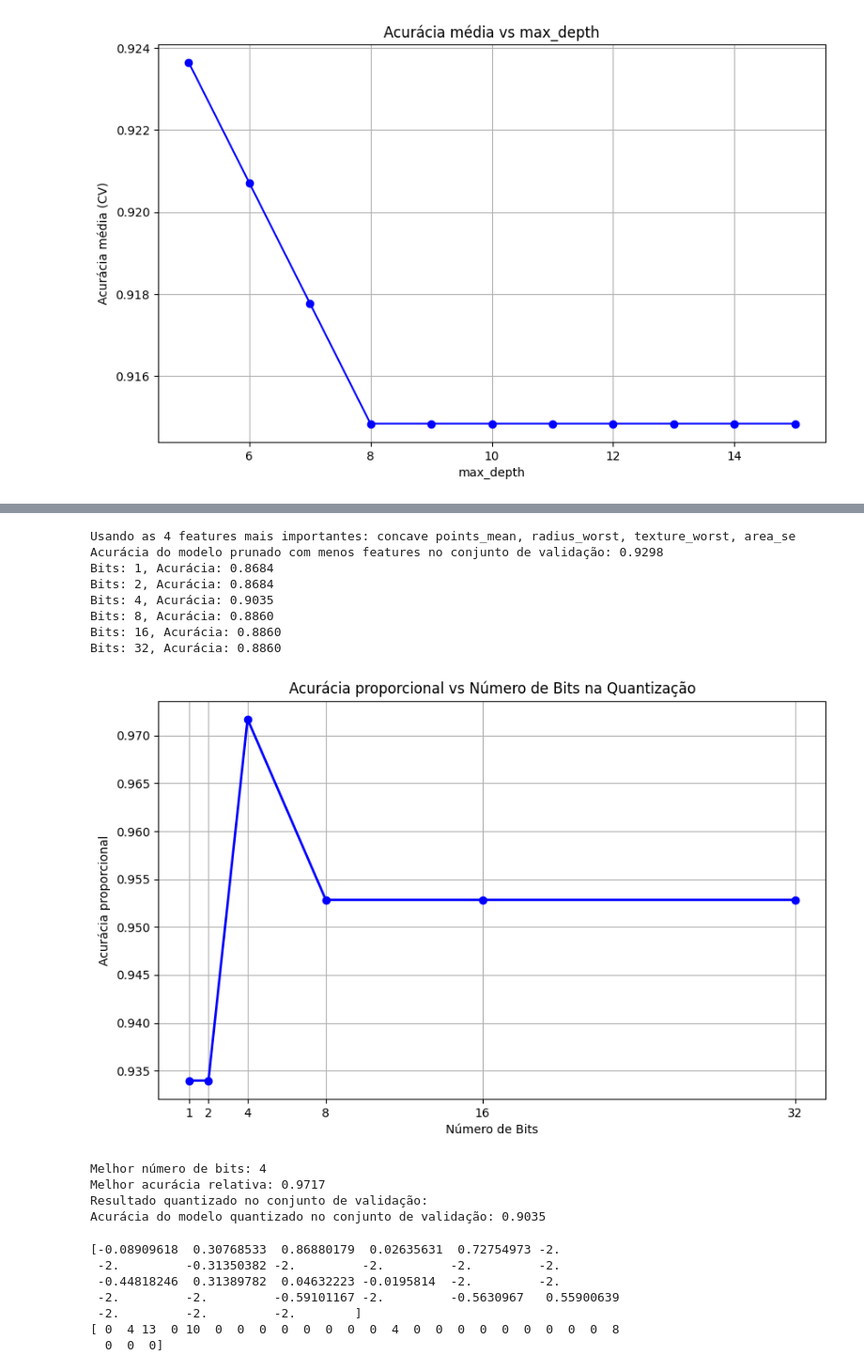
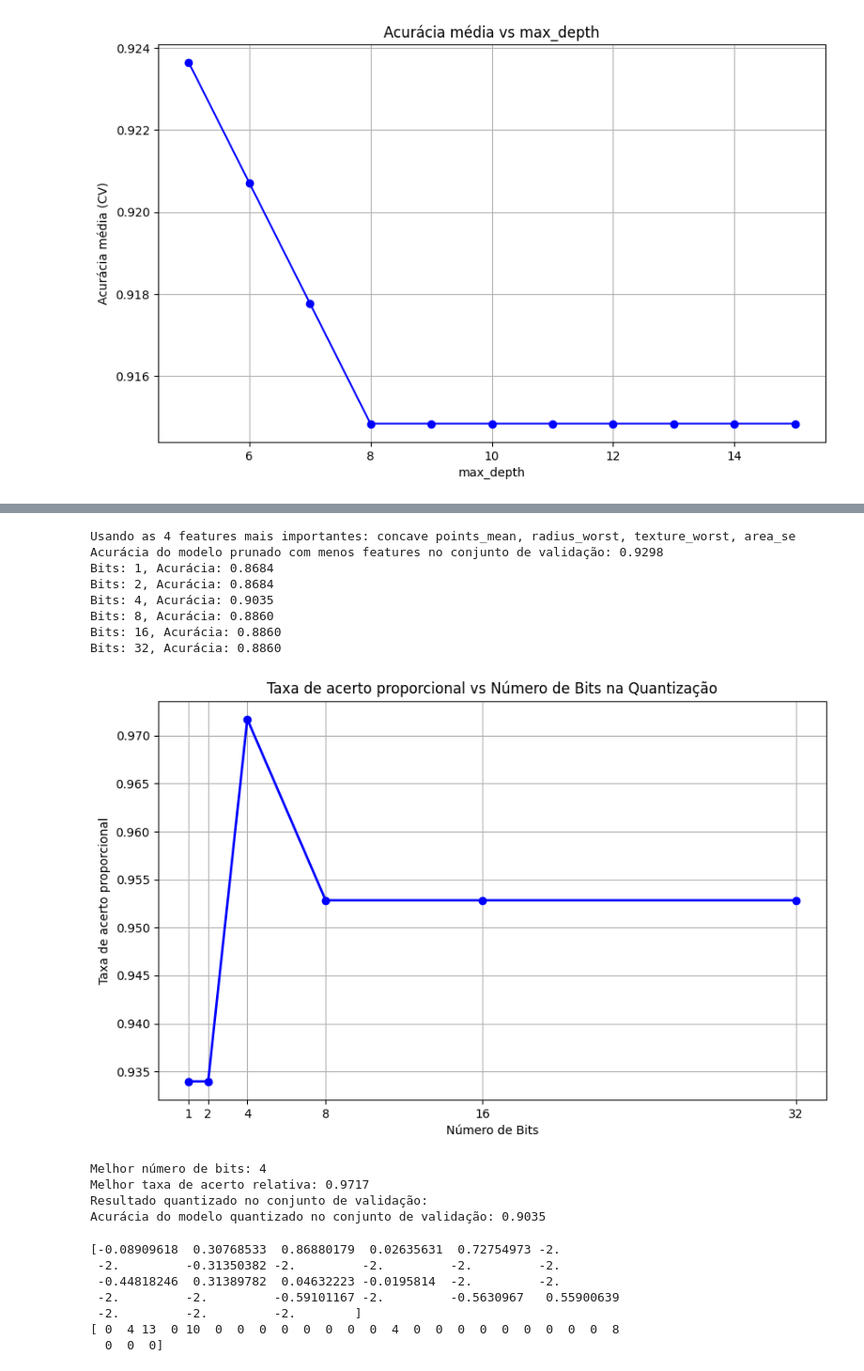
Before and after one commit to dfantonio/UFRGS-ELE401, a Jupyter notebook: projeto1-wine_dataset/modelagem.ipynb, the cells around one changed output, grey strips where cells are left out. Shown: that part at 94% size. Drawn from its saved outputs; the diff is of its cells as text; code cells hidden in the pictures.

```diff
--- a/projeto1-wine_dataset/modelagem.ipynb
+++ b/projeto1-wine_dataset/modelagem.ipynb
@@ -205,8 +203,9 @@ val_scores = []
 for depth in depths:
     model = DecisionTreeClassifier(max_depth=depth, random_state=RANDOM_STATE)
     model.fit(X_train, y_train)
-    train_scores.append(model.score(X_train, y_train))
-    val_scores.append(model.score(X_val, y_val))
+
+    train_scores.append(accuracy_score(y_train, model.predict(X_train)))
+    val_scores.append(accuracy_score(y_val, model.predict(X_val)))
 plt.figure(figsize=(10, 6))
 plt.plot(depths, train_scores, label='Acurácia Treino', marker='o')
 plt.plot(depths, val_scores, label='Acurácia Validação', marker='o')
@@ -452,8 +451,8 @@ for bits in bits_range:
 plt.figure(figsize=(10, 6))
 plt.plot(bits_range, acuracias, 'b-o', linewidth=2)
 plt.xlabel('Número de Bits')
-plt.ylabel('Acurácia proporcional')
-plt.title('Acurácia proporcional vs Número de Bits na Quantização')
+plt.ylabel('Taxa de acerto proporcional')
+plt.title('Taxa de acerto proporcional vs Número de Bits na Quantização')
 plt.grid(True)
 plt.xticks(bits_range)
 plt.show()
@@ -461,7 +460,7 @@ plt.show()
 # Encontra o melhor número de bits
 melhor_bits = bits_range[np.argmax(acuracias)]
 print(f"\nMelhor número de bits: {melhor_bits}")
-print(f"Melhor acurácia relativa: {max(acuracias):.4f}")
+print(f"Melhor taxa de acerto relativa: {max(acuracias):.4f}")
 
 modelo_quantizado = my_quantized_DT(modelo_punado_menos_features, melhor_bits)
 
@@ -469,36 +468,36 @@ modelo_quantizado = my_quantized_DT(modelo_punado_menos_features, melhor_bits)
 max_value = 2**melhor_bits-1
 X_temp = X_val_selected * max_value
 X_temp = np.floor(X_temp)
 X_qt = X_temp.astype(int)
 X_val_quantizado = X_qt
 
 # Qauntiza os dados de teste
 X_temp = X_test_selected * max_value
 X_temp = np.floor(X_temp)
 X_qt = X_temp.astype(int)
 X_test_quantizado = X_qt
 
 
 
 print(f"Resultado quantizado no conjunto de validação:")
 Y_qt = modelo_quantizado.predict(X_val_quantizado)
 # Converte os índices de volta para os rótulos originais
 Y_qt_labels = [modelo_punado_menos_features.classes_[i] for i in Y_qt]
 # Avalia a acurácia do modelo quantizado
 accuracy_quantizado = accuracy_score(y_val, Y_qt_labels)
 print(f"Acurácia do modelo quantizado no conjunto de validação: {accuracy_quantizado:.4f}")
 # %% [output]
 Usando as 4 features mais importantes: concave points_mean, radius_worst, texture_worst, area_se
 Acurácia do modelo prunado com menos features no conjunto de validação: 0.9298
 Bits: 1, Acurácia: 0.8684
 Bits: 2, Acurácia: 0.8684
 Bits: 4, Acurácia: 0.9035
 Bits: 8, Acurácia: 0.8860
 Bits: 16, Acurácia: 0.8860
 Bits: 32, Acurácia: 0.8860
-[figure, old version]
+[figure, new version]
 Melhor número de bits: 4
-Melhor acurácia relativa: 0.9717
+Melhor taxa de acerto relativa: 0.9717
 Resultado quantizado no conjunto de validação:
 Acurácia do modelo quantizado no conjunto de validação: 0.9035
 # %%
```
Also changed, not shown: parts of 4 cells of this notebook, 2 other files.
